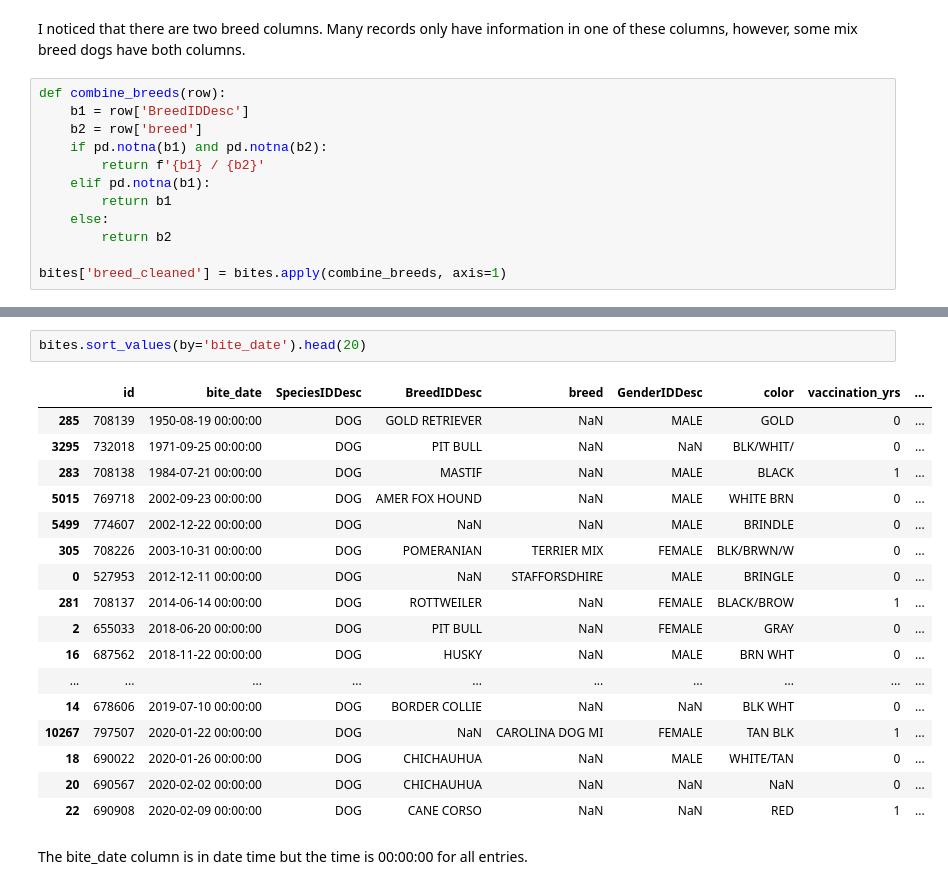
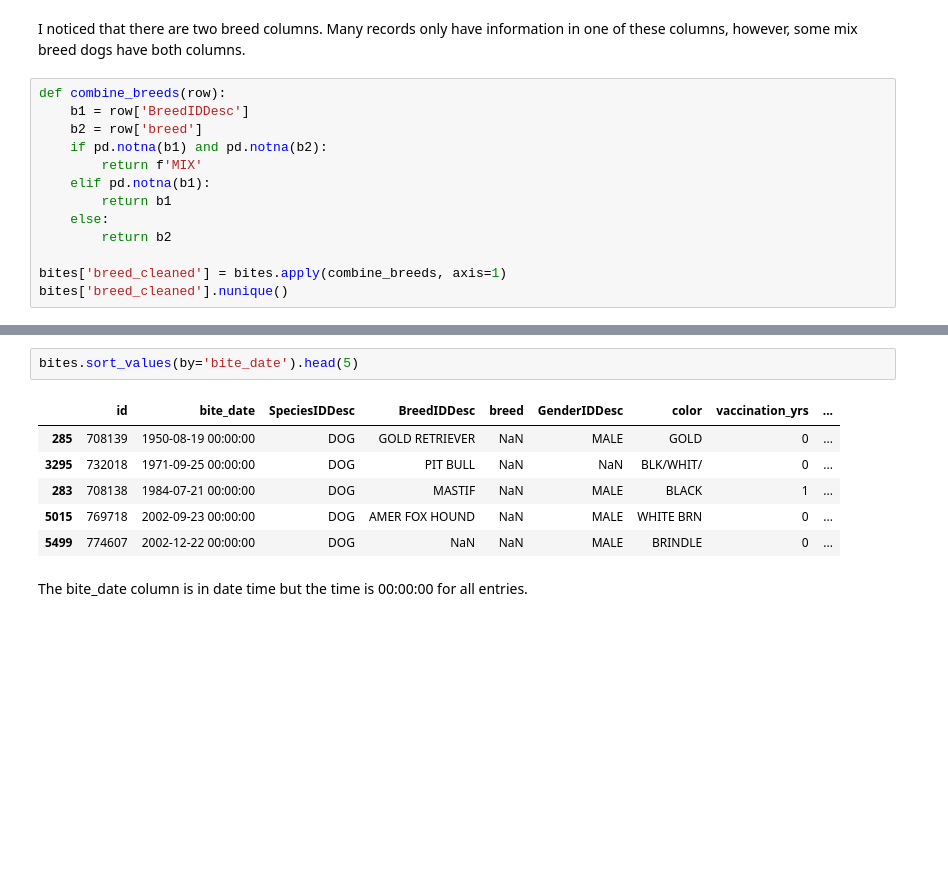
Before and after one commit to Blake-Herbert/animal_bites_data, a Jupyter notebook: bites.ipynb, the cells around one changed output, grey strips where cells are left out. Cells and saved outputs as stored; diff of their text form; blank space fills up the shorter version.

```diff
--- a/bites.ipynb
+++ b/bites.ipynb
@@ -84,11 +50,12 @@ def combine_breeds(row):
     b1 = row['BreedIDDesc']
     b2 = row['breed']
     if pd.notna(b1) and pd.notna(b2):
-        return f'{b1} / {b2}'
+        return f'MIX'
     elif pd.notna(b1):
         return b1
     else:
         return b2
 
 bites['breed_cleaned'] = bites.apply(combine_breeds, axis=1)
+bites['breed_cleaned'].nunique()
 # %% [output]
@@ -108,23 +63,12 @@ bites['breed_cleaned'] = bites.apply(combine_breeds, axis=1)
 # %%
-bites.sort_values(by='bite_date').head(20)
+bites.sort_values(by='bite_date').head(5)
 # %% [output]
 |  | id | bite_date | SpeciesIDDesc | BreedIDDesc | breed | GenderIDDesc | color | vaccination_yrs | ... |
 | 285 | 708139 | 1950-08-19 00:00:00 | DOG | GOLD RETRIEVER | NaN | MALE | GOLD | 0 | ... |
 | 3295 | 732018 | 1971-09-25 00:00:00 | DOG | PIT BULL | NaN | NaN | BLK/WHIT/ | 0 | ... |
 | 283 | 708138 | 1984-07-21 00:00:00 | DOG | MASTIF | NaN | MALE | BLACK | 1 | ... |
 | 5015 | 769718 | 2002-09-23 00:00:00 | DOG | AMER FOX HOUND | NaN | MALE | WHITE BRN | 0 | ... |
 | 5499 | 774607 | 2002-12-22 00:00:00 | DOG | NaN | NaN | MALE | BRINDLE | 0 | ... |
-| 305 | 708226 | 2003-10-31 00:00:00 | DOG | POMERANIAN | TERRIER MIX | FEMALE | BLK/BRWN/W | 0 | ... |
-| 0 | 527953 | 2012-12-11 00:00:00 | DOG | NaN | STAFFORSDHIRE | MALE | BRINGLE | 0 | ... |
-| 281 | 708137 | 2014-06-14 00:00:00 | DOG | ROTTWEILER | NaN | FEMALE | BLACK/BROW | 1 | ... |
-| 2 | 655033 | 2018-06-20 00:00:00 | DOG | PIT BULL | NaN | FEMALE | GRAY | 0 | ... |
-| 16 | 687562 | 2018-11-22 00:00:00 | DOG | HUSKY | NaN | MALE | BRN WHT | 0 | ... |
-| ... | ... | ... | ... | ... | ... | ... | ... | ... | ... |
-| 14 | 678606 | 2019-07-10 00:00:00 | DOG | BORDER COLLIE | NaN | NaN | BLK WHT | 0 | ... |
-| 10267 | 797507 | 2020-01-22 00:00:00 | DOG | NaN | CAROLINA DOG MI | FEMALE | TAN BLK | 1 | ... |
-| 18 | 690022 | 2020-01-26 00:00:00 | DOG | CHICHAUHUA | NaN | MALE | WHITE/TAN | 0 | ... |
-| 20 | 690567 | 2020-02-02 00:00:00 | DOG | CHICHAUHUA | NaN | NaN | NaN | 0 | ... |
-| 22 | 690908 | 2020-02-09 00:00:00 | DOG | CANE CORSO | NaN | NaN | RED | 1 | ... |
 # %% [markdown]
 The bite_date column is in date time but the time is 00:00:00 for all entries.
 # %%
```
Also changed, not shown: parts of 17 cells of this notebook.
